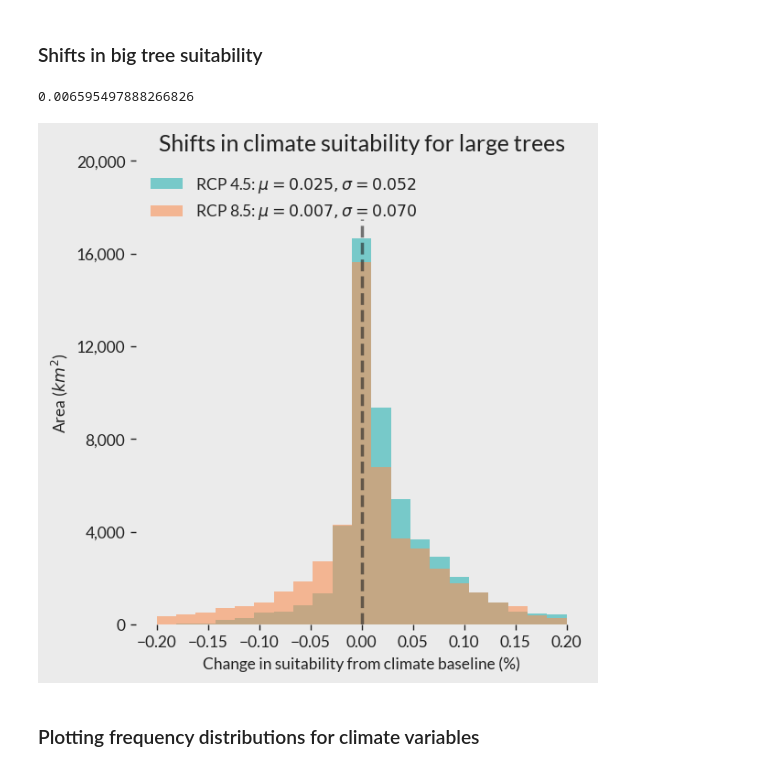
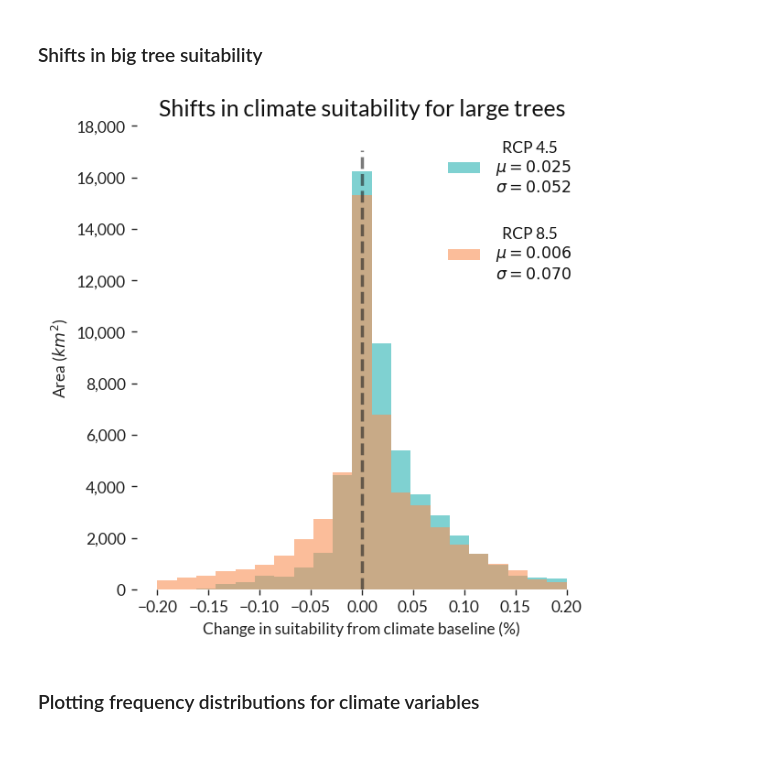
Before and after one commit to forestobservatory/cfo-big-trees, a Jupyter notebook: notebooks/ModelClimateScenarios.ipynb, the cells around one changed output. Cells and saved outputs as stored; diff of their text form; code cells hidden in the pictures.

```diff
--- a/notebooks/ModelClimateScenarios.ipynb
+++ b/notebooks/ModelClimateScenarios.ipynb
@@ -35,11 +45,11 @@ from sklearn import metrics, model_selection
 # %%
 # paths
-bigtrees = '/home/cba/src/cfo-big-trees'
+bigtrees = '/Users/christopher/src/cfo-big-trees'
 data = join(bigtrees, 'data')
 raster = join(data, 'raster')
 vector = join(data, 'vector')
 models = join(data, 'models')
-plots = join(bigtrees, 'docs', 'img')
+plots = join(data, 'plots')
 mask = join(raster, 'SierraEcoregion-Data-Mask-2020-Summer-00010m.tif')
 sierra = join(vector, "sierra-ecoregion.gpkg")
 canopyHeight = join(raster, "SierraEcoregion-Vegetation-CanopyHeight-2020-Summer-00010m.tif")
@@ -58,7 +68,11 @@ n_sub_samples = 300_000 # with ~60% tree cover, we expect ~180,000 tree samples,
 n_folds = 5
 tree_thresh = 5 # UN FAO definition for a tree
 big_thresh = 30 # 95th precentile based on prior analysis
-artlo.plot.set_style('salo-light')
+
+try:
+    artlo.plot.set_style('salo-light')
+except:
+    mpl.style.use('ggplot')
 # %% [markdown]
 ## Section 2: Sample generation and raster value extraction
 # %%
@@ -230,7 +266,7 @@ fig.savefig(join(plots, 'ecoregion-mode-partial-dependence.png'), dpi=200, trans
 ### 5.1 Ecoregion-wide models
 # %%
 # apply the model predictions
-rerun = False
+rerun = True
 
 current_mean_path = join(models, f"ecoregion_model_current_mean.tif")
 rcp45_mean_path = join(models, f"ecoregion_model_rcp45_mean.tif")
@@ -299,10 +335,6 @@ if rerun:
 # Plotting and visualization
 # %% [markdown]
 ### Shifts in big tree suitability
-# %%
-np.ma.mean(c85)
-# %% [output]
-0.006595497888266826
 # %%
 ecoregion = gpd.read_file(sierra)
 poly = ecoregion.iloc[0].geometry
@@ -312,36 +344,36 @@ with rio.open(rcp45_change_path, 'r') as r45, rio.open(rcp85_change_path, 'r',)
     c45 = c45[c45.mask == False]
     c85 = c85[c85.mask == False]
 
 rng = (-0.2, 0.2)
 bins = 21
 
 c45_mean = c45.mean()
 c85_mean = c85.mean()
 c45_std = c45.std()
 c85_std = c85.std()
 
-plt.hist(c45, bins=bins, range=rng, label=f'RCP 4.5: $\mu={c45_mean:0.3f}, \sigma = {c45_std:0.3f}$', alpha=0.6)
-plt.hist(c85, bins=bins, range=rng, label=f'RCP 8.5: $\mu={c85_mean:0.3f}, \sigma = {c85_std:0.3f}$', alpha=0.6)
+plt.hist(c45, bins=bins, range=rng, label=f'   RCP 4.5\n $\mu={c45_mean:0.3f}$ \n $\sigma = {c45_std:0.3f}$', alpha=0.6)
+plt.hist(c85, bins=bins, range=rng, label=f'   RCP 8.5\n $\mu={c85_mean:0.3f}$ \n $\sigma = {c85_std:0.3f}$', alpha=0.6)
 ylim = plt.ylim()
 plt.plot((0,0), ylim, linestyle='--', linewidth=2, color='#222222', alpha=0.6)
 
 # convert pixel counts to km2
 area_scaler = 4 # 2x2 km pixels
 pos, labels = plt.yticks()
 km2 = pos * area_scaler
 area_labels = [f"{km:,}" for km in km2.astype(np.int16)]
 plt.yticks(pos, area_labels)
 
 plt.xlabel("Change in suitability from climate baseline (%)")
 plt.ylabel("Area ($km^2$)")
 #plt.title(f"Shifts in climate suitability for large trees\ndefined as any tree >={big_thresh}m tall")
 plt.title(f"Shifts in climate suitability for large trees")
-plt.legend(loc='upper left')
+plt.legend(loc='upper right', labelspacing = 2)
 plt.tight_layout()
 
 outfile = join(plots, "climate-suitability-change-ecoregion.png")
 plt.savefig(outfile, dpi=300, transparent=True)
 # %% [output]
-[figure, old version]
+[figure, new version]
 # %% [markdown]
 ### Plotting frequency distributions for climate variables
```
Also changed, not shown: parts of 6 cells of this notebook, 3 other files.
